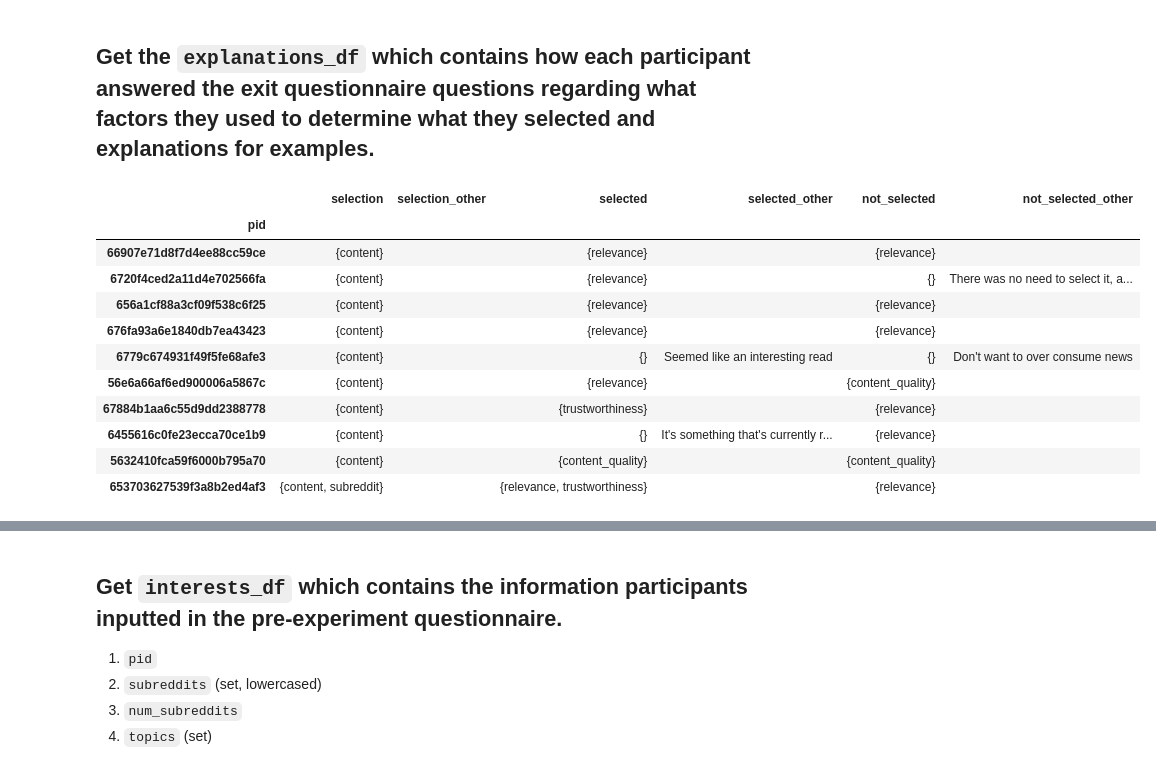
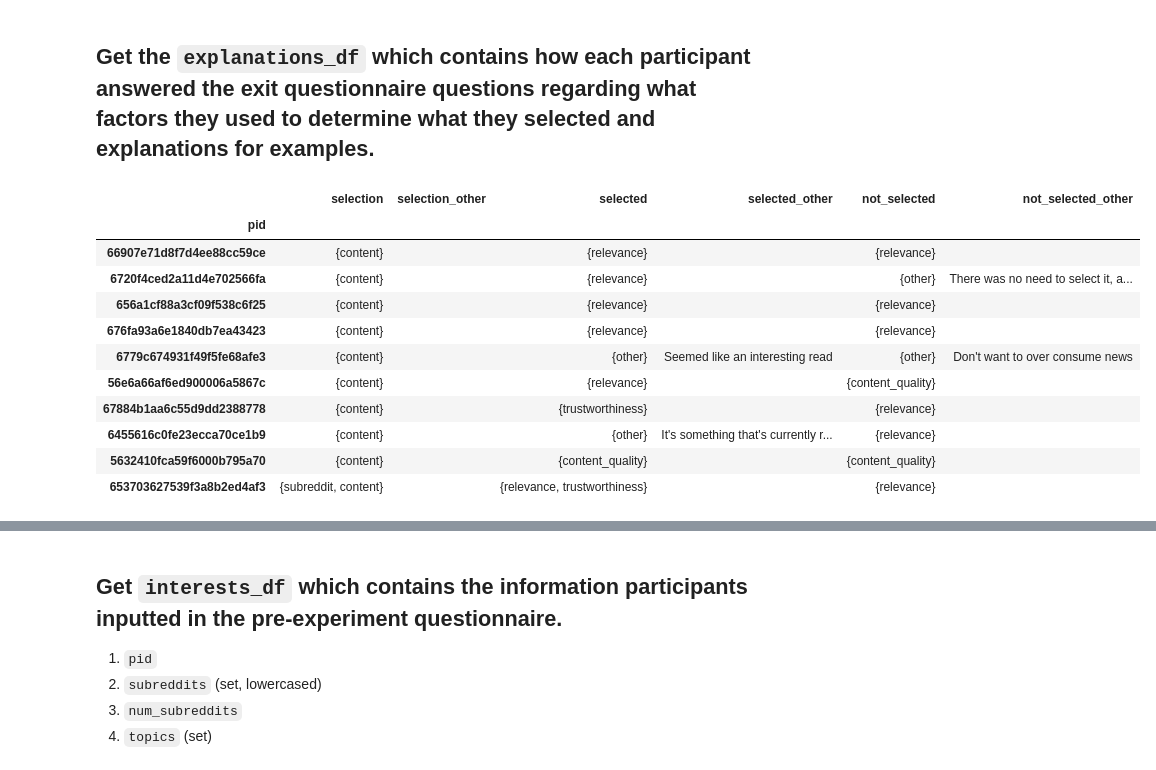
Before and after one commit to scuba-illinois/feed-ranking-experiment, a Jupyter notebook: analysis/pilot-responses.ipynb, the cells around one changed output, grey strips where cells are left out. Saved outputs shown, nothing was run; the diff lists cells and outputs as text; code cells hidden in the pictures.

```diff
--- a/analysis/pilot-responses.ipynb
+++ b/analysis/pilot-responses.ipynb
@@ -833,14 +833,33 @@ def get_explanations(responses):
     data = []
 
     for response in responses:
+
+        contains_selection_other = any(
+            type(d) is dict and d != "Other"
+            for d in response["exitAnswers"]["selectionExplained"]
+        )
+
+        contains_selected_other = any(
+            type(d) is dict and d != "Other"
+            for d in response["exitAnswers"]["selectedPostExplained"]
+        )
+
+        contains_not_selected_other = any(
+            type(d) is dict and d != "Other"
+            for d in response["exitAnswers"]["nonSelectedPostExplained"]
+        )
+
         data.append(
             {
                 "pid": response["prolific"]["PROLIFIC_PID"],
                 "selection": set(
-                    filter(
-                        lambda d: type(d) is str,
-                        response["exitAnswers"]["selectionExplained"],
+                    list(
+                        filter(
+                            lambda d: type(d) is str,
+                            response["exitAnswers"]["selectionExplained"],
+                        )
                     )
+                    + (["other"] if contains_selection_other else [])
                 ),
                 "selection_other": (
                     list(
@@ -849,17 +868,17 @@ def get_explanations(responses):
                             response["exitAnswers"]["selectionExplained"],
                         )
                     )[0]["value"]
-                    if any(
-                        type(d) is dict and d != "Other"
-                        for d in response["exitAnswers"]["selectionExplained"]
-                    )
+                    if contains_selection_other
                     else ""
                 ),
                 "selected": set(
-                    filter(
-                        lambda d: type(d) is str,
-                        response["exitAnswers"]["selectedPostExplained"],
+                    list(
+                        filter(
+                            lambda d: type(d) is str,
+                            response["exitAnswers"]["selectedPostExplained"],
+                        )
                     )
+                    + (["other"] if contains_selected_other else [])
                 ),
                 "selected_other": (
                     list(
@@ -867,53 +886,50 @@ def get_explanations(responses):
                             lambda d: type(d) is dict and d != "Other",
                             response["exitAnswers"]["selectedPostExplained"],
                         )
                     )[0]["value"]
-                    if any(
-                        type(d) is dict and d != "Other"
-                        for d in response["exitAnswers"]["selectedPostExplained"]
-                    )
+                    if contains_selected_other
                     else ""
                 ),
                 "not_selected": set(
-                    filter(
-                        lambda d: type(d) is str,
-                        response["exitAnswers"]["nonSelectedPostExplained"],
+                    list(
+                        filter(
+                            lambda d: type(d) is str,
+                            response["exitAnswers"]["nonSelectedPostExplained"],
+                        )
                     )
+                    + (["other"] if contains_not_selected_other else [])
                 ),
                 "not_selected_other": (
                     list(
                         filter(
                             lambda d: type(d) is dict and d != "Other",
                             response["exitAnswers"]["nonSelectedPostExplained"],
                         )
                     )[0]["value"]
-                    if any(
-                        type(d) is dict and d != "Other"
-                        for d in response["exitAnswers"]["nonSelectedPostExplained"]
-                    )
+                    if contains_not_selected_other
                     else ""
                 ),
             }
         )
 
     return pd.DataFrame(data).set_index("pid")
 
 
 explanations_df = get_explanations(responses)
 display(explanations_df)
 # %% [output]
 |  | selection | selection_other | selected | selected_other | not_selected | not_selected_other |
 | pid |  |  |  |  |  |  |
 | 66907e71d8f7d4ee88cc59ce | {content} |  | {relevance} |  | {relevance} |  |
-| 6720f4ced2a11d4e702566fa | {content} |  | {relevance} |  | {} | There was no need to select it, a... |
+| 6720f4ced2a11d4e702566fa | {content} |  | {relevance} |  | {other} | There was no need to select it, a... |
 | 656a1cf88a3cf09f538c6f25 | {content} |  | {relevance} |  | {relevance} |  |
 | 676fa93a6e1840db7ea43423 | {content} |  | {relevance} |  | {relevance} |  |
-| 6779c674931f49f5fe68afe3 | {content} |  | {} | Seemed like an interesting read | {} | Don't want to over consume news |
+| 6779c674931f49f5fe68afe3 | {content} |  | {other} | Seemed like an interesting read | {other} | Don't want to over consume news |
 | 56e6a66af6ed900006a5867c | {content} |  | {relevance} |  | {content_quality} |  |
 | 67884b1aa6c55d9dd2388778 | {content} |  | {trustworthiness} |  | {relevance} |  |
-| 6455616c0fe23ecca70ce1b9 | {content} |  | {} | It's something that's currently r... | {relevance} |  |
+| 6455616c0fe23ecca70ce1b9 | {content} |  | {other} | It's something that's currently r... | {relevance} |  |
 | 5632410fca59f6000b795a70 | {content} |  | {content_quality} |  | {content_quality} |  |
-| 653703627539f3a8b2ed4af3 | {content, subreddit} |  | {relevance, trustworthiness} |  | {relevance} |  |
+| 653703627539f3a8b2ed4af3 | {subreddit, content} |  | {relevance, trustworthiness} |  | {relevance} |  |
 # %%
 def aggregate_reasons(explanations_df):
 
```
Also changed, not shown: parts of 4 cells of this notebook.
